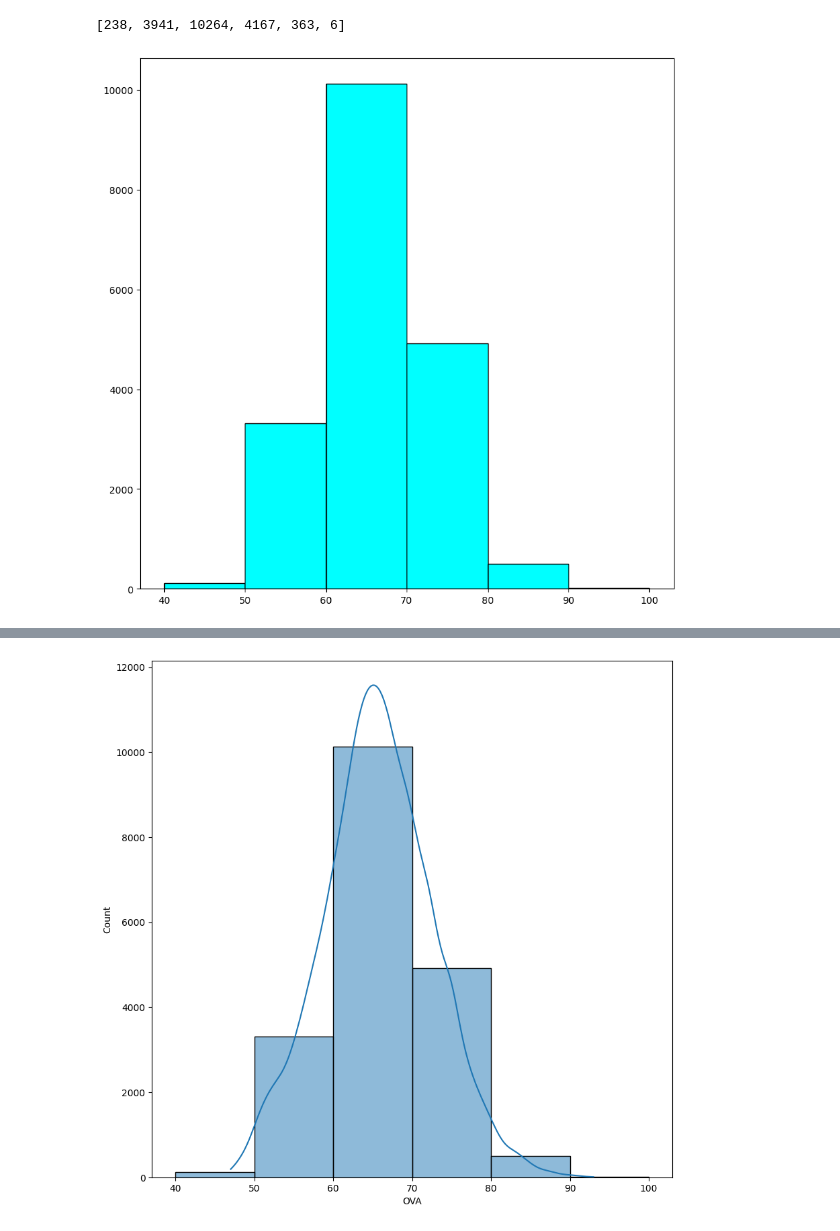
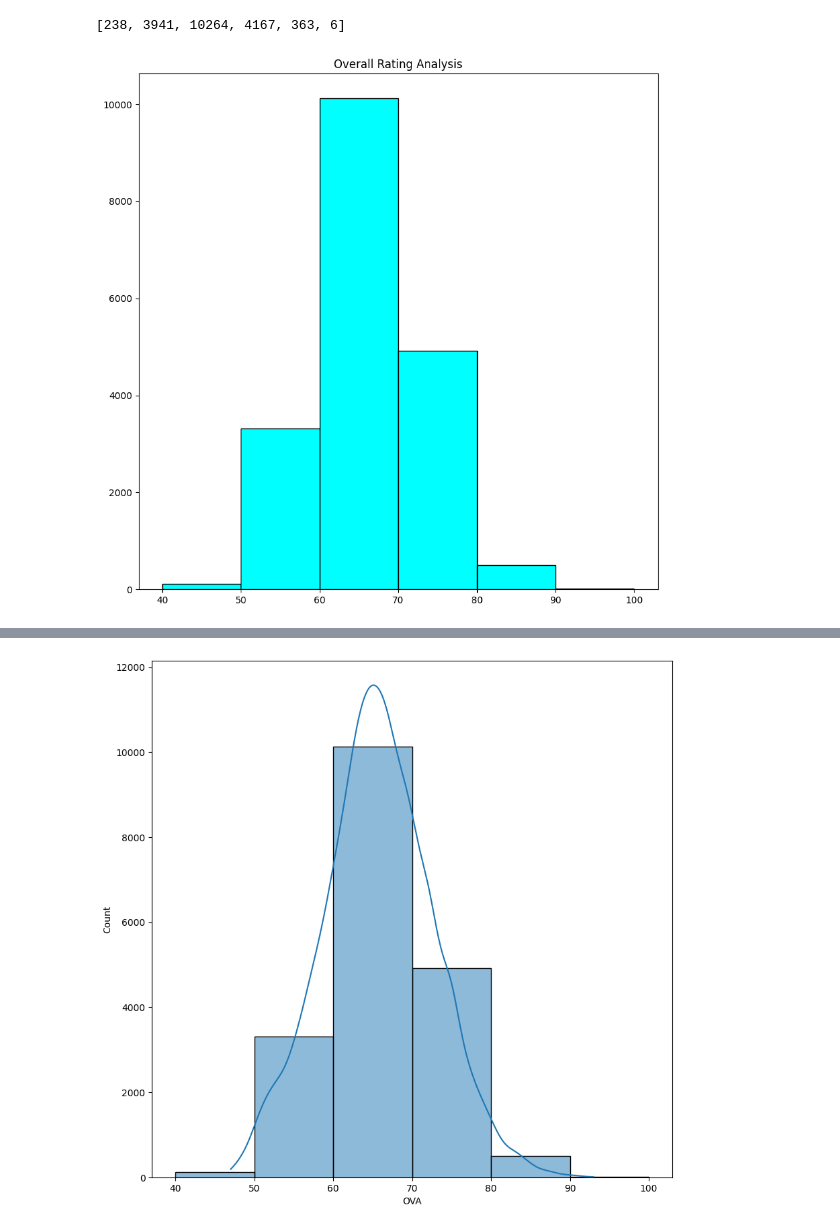
Before and after one commit to srinrealyf/fifa-record-data-cleaning, a Jupyter notebook: FIFA_21_Data_Cleaning.ipynb, the cells around one changed output, grey strips where cells are left out. Drawn from its saved outputs; the diff is of its cells as text; code cells hidden in the pictures.

```diff
--- a/FIFA_21_Data_Cleaning.ipynb
+++ b/FIFA_21_Data_Cleaning.ipynb
@@ -398,5 +478,3 @@ fifa_updated
-# %%
-fifa_updated.drop(columns = ('INR_Value'),inplace=True)
 # %%
 fifa_updated
 # %% [output]
@@ -424,9 +502,10 @@ ova_freq
 [238, 3941, 10264, 4167, 363, 6]
 # %%
 plt.figure(figsize = (10,10))
+plt.title("Overall Rating Analysis")
 plt.hist(fifa_updated['OVA'], bins =[40,50,60,70,80,90,100], color = 'cyan', edgecolor = 'black')
 plt.show()
 # %% [output]
-[figure, old version]
+[figure, new version]
 # %%
 plt.figure(figsize = (20,10))
```
Also changed, not shown: parts of 21 cells of this notebook.
